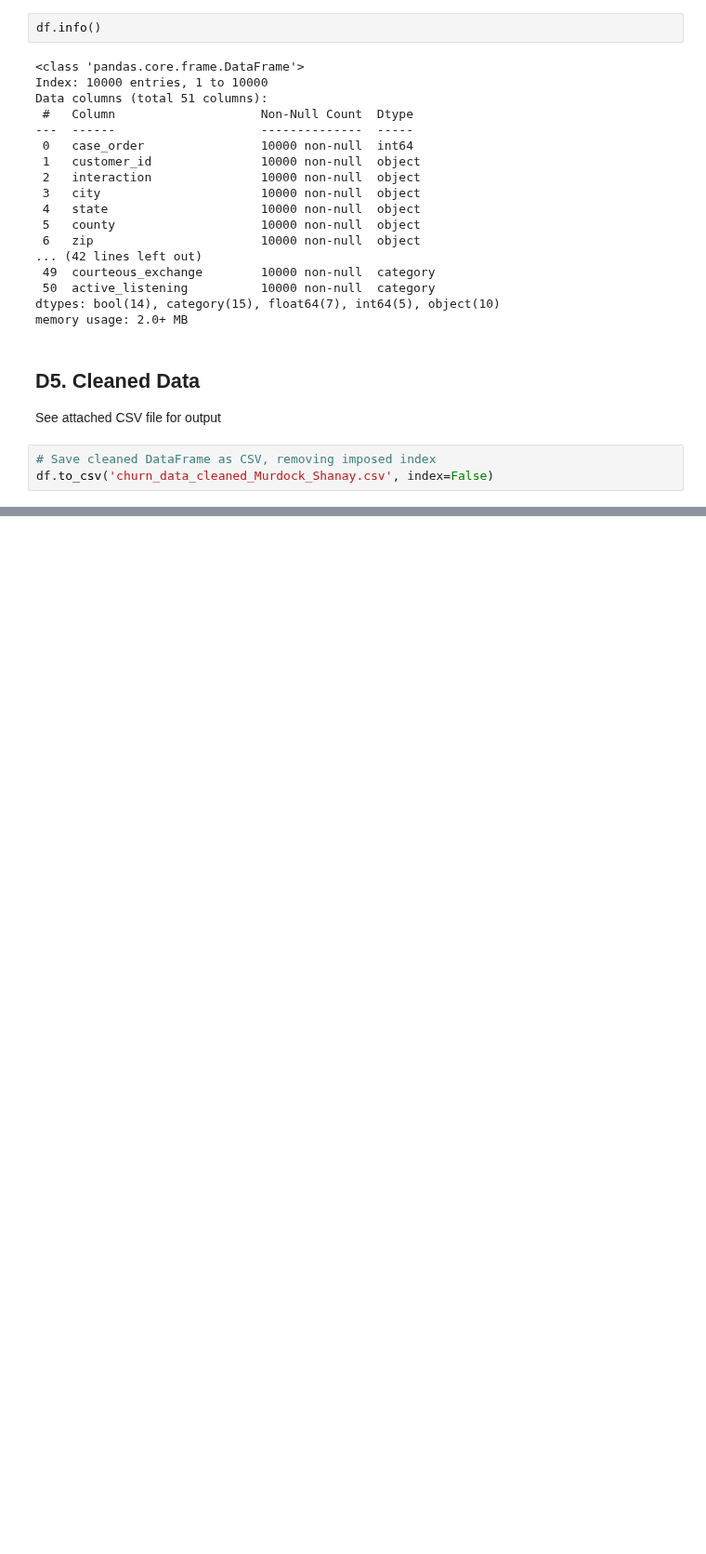
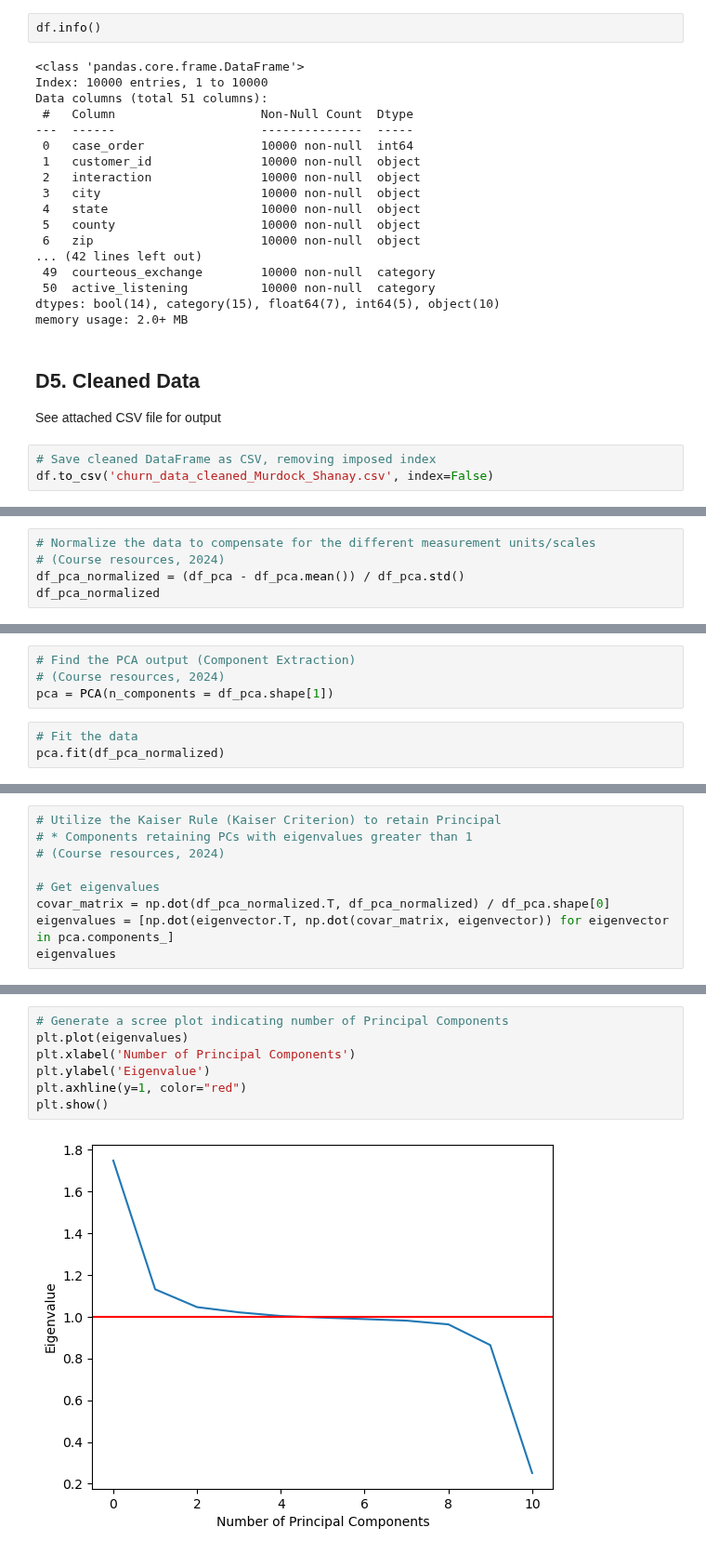
Before and after one commit to smmurdock/WGU-MSDA-DS, a Jupyter notebook: D206/Murdock_Shanay D206 PA Churn.ipynb, the cells around one changed output, grey strips where cells are left out. Shown at 93% size. Saved outputs shown, nothing was run; the diff lists cells and outputs as text; blank space fills up the shorter version.

Commit message:
Add E1. Principal Components

```diff
--- a/D206/Murdock_Shanay D206 PA Churn.ipynb
+++ b/D206/Murdock_Shanay D206 PA Churn.ipynb
@@ -2693,0 +2743,5 @@ df.to_csv('churn_data_cleaned_Murdock_Shanay.csv', index=False)
+# %%
+# Normalize the data to compensate for the different measurement units/scales
+# (Course resources, 2024)
+df_pca_normalized = (df_pca - df_pca.mean()) / df_pca.std()
+df_pca_normalized
@@ -2693,0 +2762,7 @@ df.to_csv('churn_data_cleaned_Murdock_Shanay.csv', index=False)
+# %%
+# Find the PCA output (Component Extraction)
+# (Course resources, 2024)
+pca = PCA(n_components = df_pca.shape[1])
+# %%
+# Fit the data
+pca.fit(df_pca_normalized)
@@ -2693,0 +2793,9 @@ df.to_csv('churn_data_cleaned_Murdock_Shanay.csv', index=False)
+# %%
+# Utilize the Kaiser Rule (Kaiser Criterion) to retain Principal
+# * Components retaining PCs with eigenvalues greater than 1
+# (Course resources, 2024)
+
+# Get eigenvalues
+covar_matrix = np.dot(df_pca_normalized.T, df_pca_normalized) / df_pca.shape[0]
+eigenvalues = [np.dot(eigenvector.T, np.dot(covar_matrix, eigenvector)) for eigenvector in pca.components_]
+eigenvalues
@@ -2693,0 +2814,9 @@ df.to_csv('churn_data_cleaned_Murdock_Shanay.csv', index=False)
+# %%
+# Generate a scree plot indicating number of Principal Components
+plt.plot(eigenvalues)
+plt.xlabel('Number of Principal Components')
+plt.ylabel('Eigenvalue')
+plt.axhline(y=1, color="red")
+plt.show()
+# %% [output]
+[figure, added]
```
Also changed, not shown: parts of 10 cells of this notebook.
